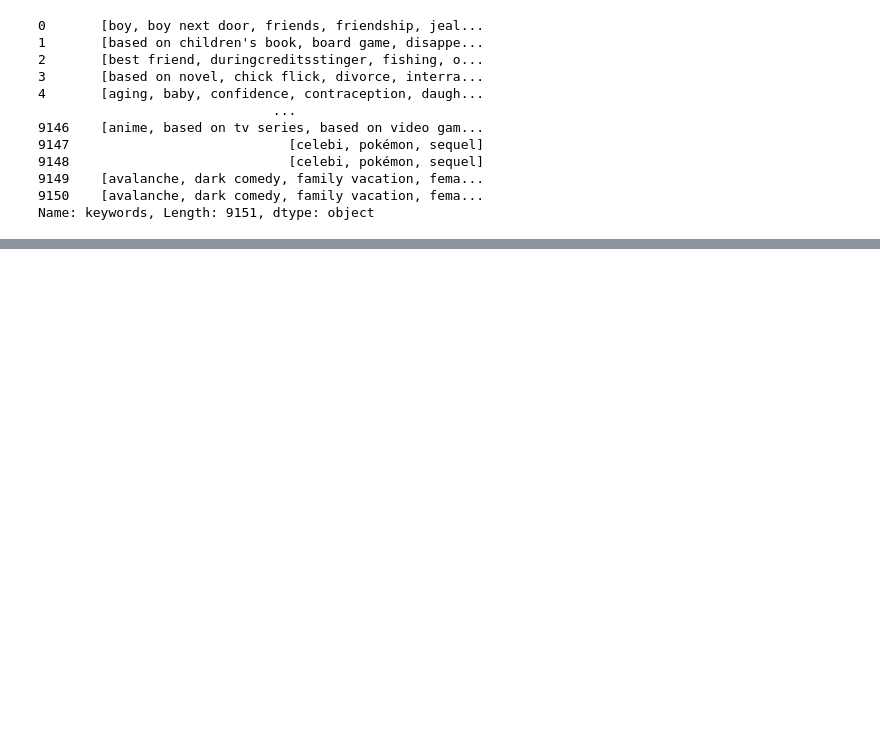
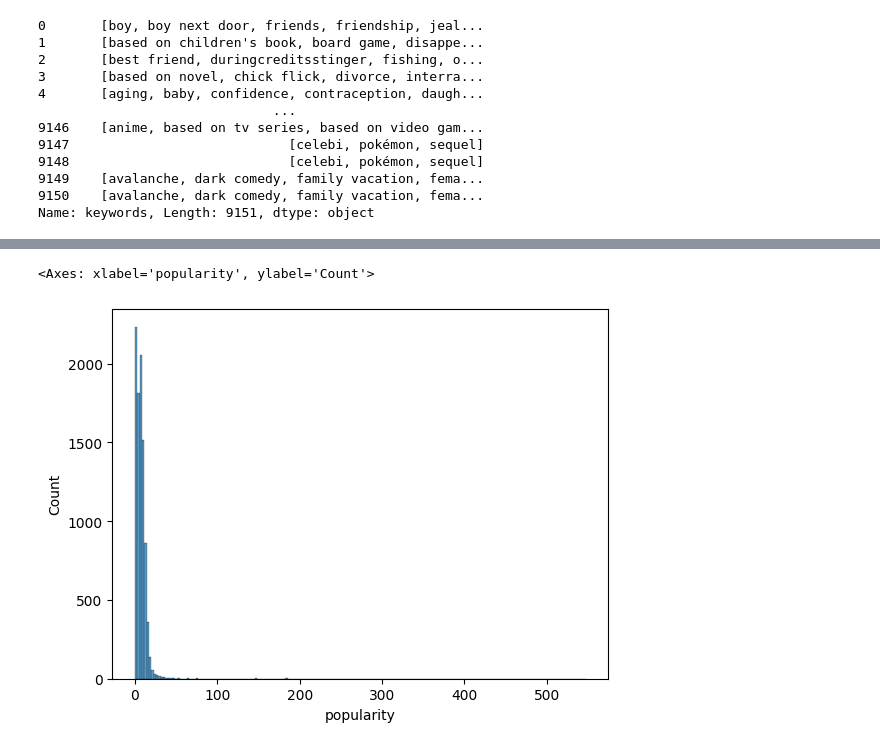
Before and after one commit to hanyong5/2025python, a Jupyter notebook: 02code/02contentbow/02tfidf02.ipynb, the cells around one changed output, grey strips where cells are left out. Drawn from its saved outputs; the diff is of its cells as text; code cells hidden in the pictures; blank space fills up the shorter version.

```diff
--- a/02code/02contentbow/02tfidf02.ipynb
+++ b/02code/02contentbow/02tfidf02.ipynb
@@ -103,0 +124,4 @@ Name: keywords, Length: 9151, dtype: object
+# %%
+movies['str_genres_keywords'] = movies['str_genres_keywords'] \
+                            .apply(lambda x: sorted(list(x))) \
+                            .apply(lambda x: " ".join(x) if len(x) > 0 else None)
@@ -103,0 +149,2 @@ Name: keywords, Length: 9151, dtype: object
+# %%
+movies['release_date'] = pd.to_datetime(movies['release_date'])
@@ -103,0 +168,2 @@ Name: keywords, Length: 9151, dtype: object
+# %%
+movies['year'] = movies['release_date'].dt.year
@@ -103,0 +186,3 @@ Name: keywords, Length: 9151, dtype: object
+# %%
+# movies['popularity'].info()
+movies['popularity'] = movies['popularity'].astype(float)
@@ -103,0 +212,6 @@ Name: keywords, Length: 9151, dtype: object
+# %%
+import seaborn as sns
+sns.histplot(movies['popularity'])
+# %% [output]
+<Axes: xlabel='popularity', ylabel='Count'>
+[figure, added]
```
Also changed, not shown: parts of 18 cells of this notebook.
